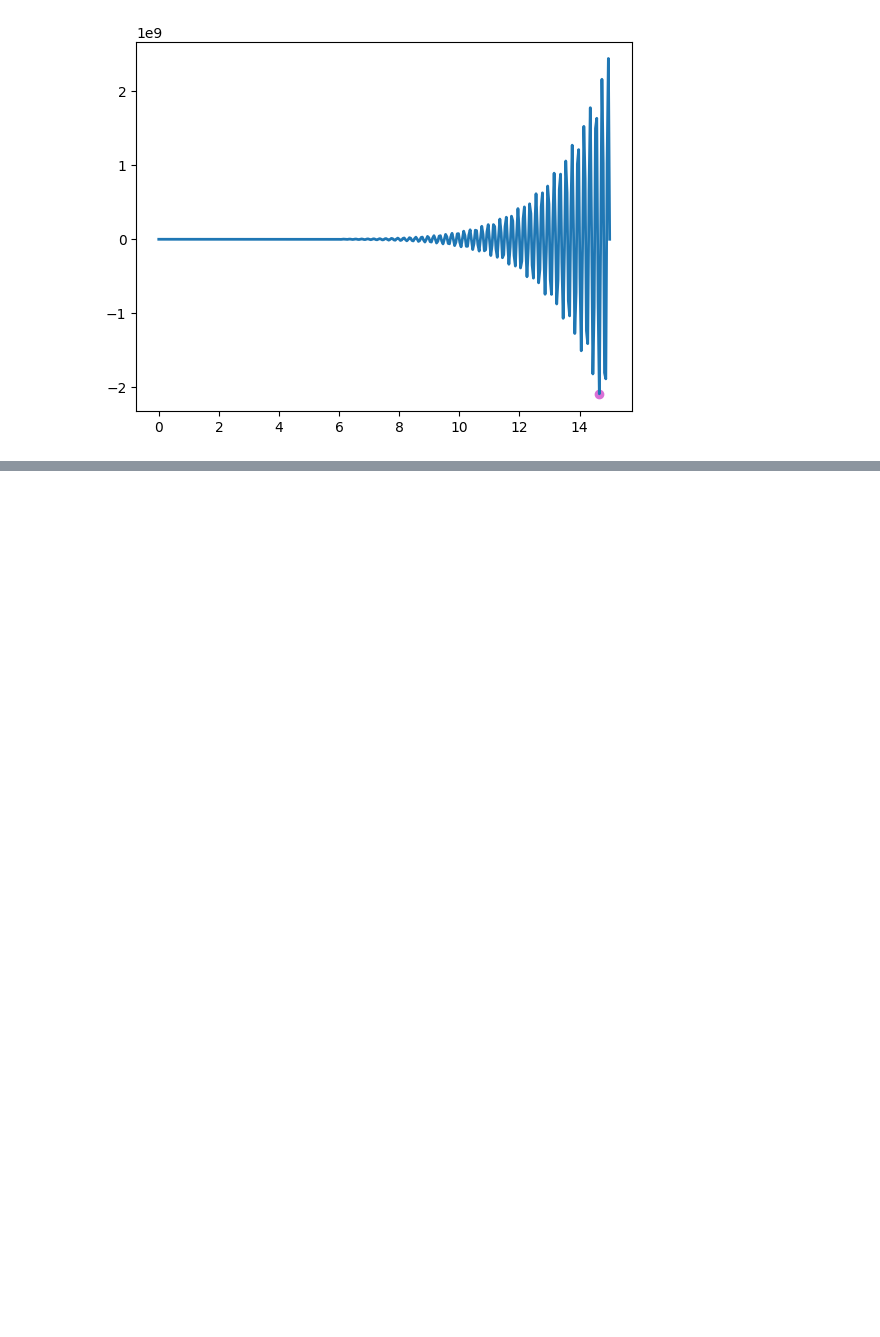
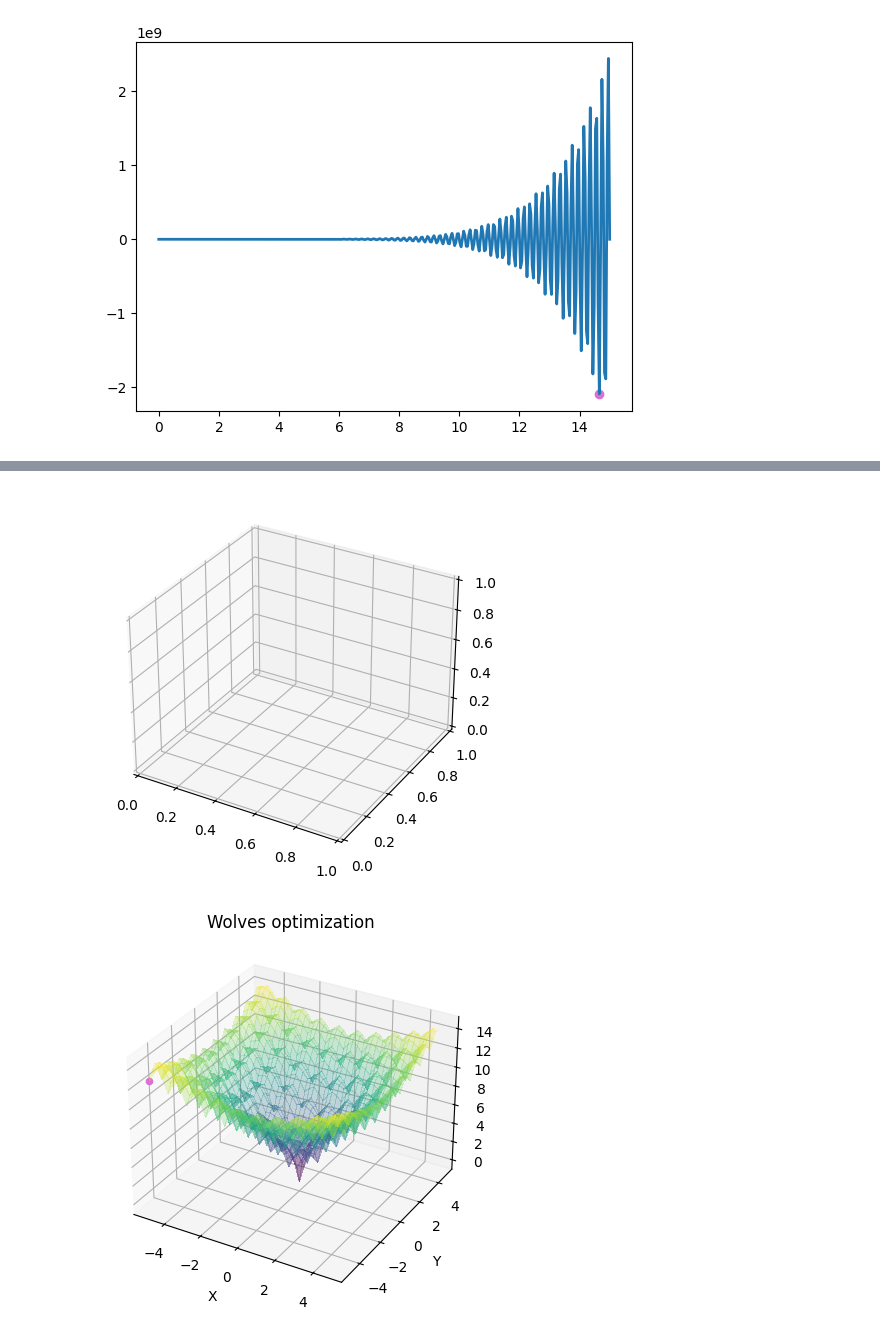
Before and after one commit to anastasiia-denysenko/Algorithms-And-Methods-Of-Swarm-Intelligence, a Jupyter notebook: lab_1/Denysenko_lab_1.ipynb, the cells around one changed output, grey strips where cells are left out. Cells and saved outputs as stored; diff of their text form; code cells hidden in the pictures; blank space fills up the shorter version.

```diff
--- a/lab_1/Denysenko_lab_1.ipynb
+++ b/lab_1/Denysenko_lab_1.ipynb
@@ -240,2 +44,6 @@ def function_3d(X, Y):
 # %%
-w1 = Wolves_optimization(function_3d, 50, 50, 0.1, -5, 5, 0.1, -5, 5, minimize = True)
+w1 = Wolves_optimization_x_y(erkli, 60, 20, 0.1, -5, 5, 0.1, -5, 5, minimize = False)
+w1.plot_dynamic()
+# %% [output]
+[figure, added]
+[figure, added]
```
Also changed, not shown: parts of 29 cells of this notebook, 49 other files.
